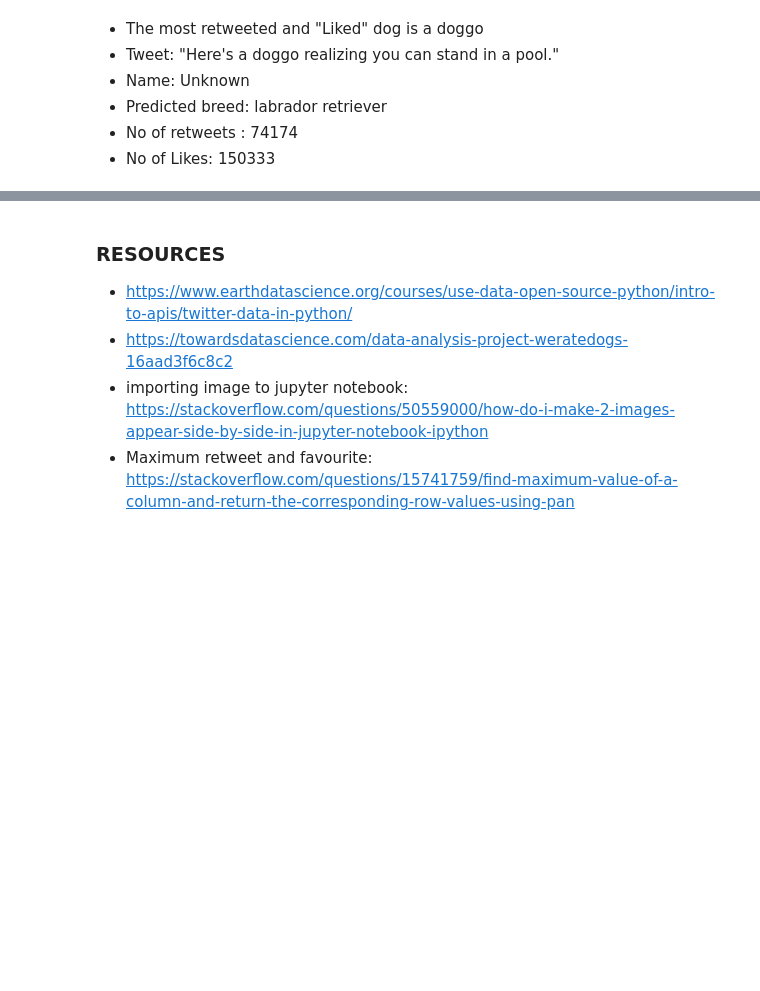
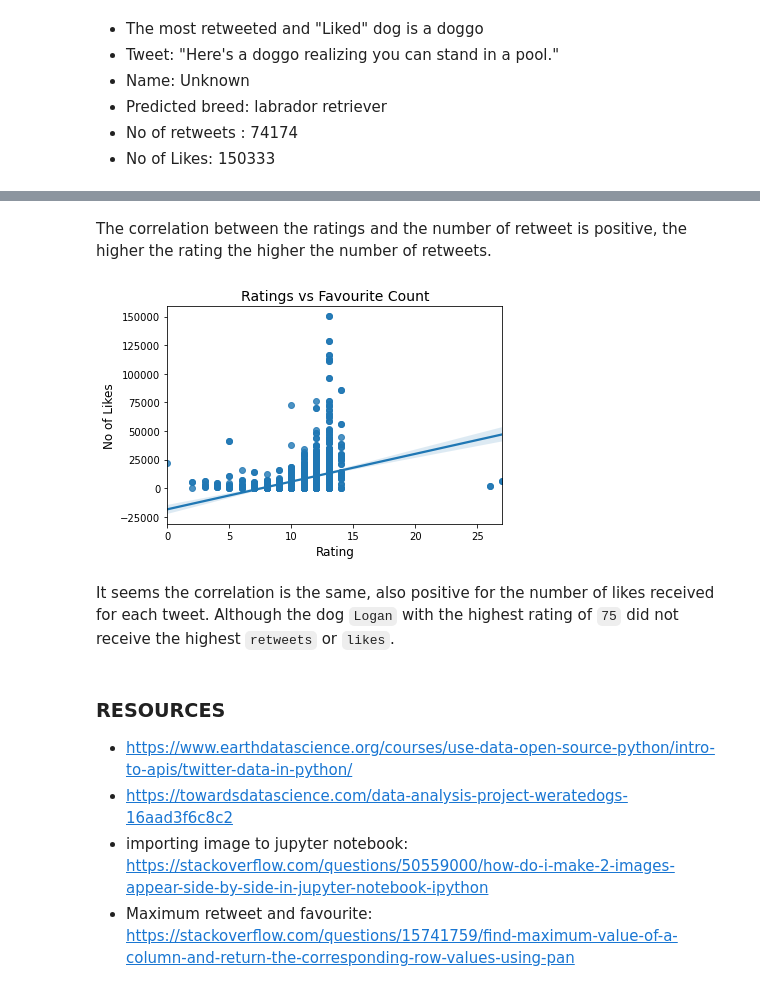
Before and after one commit to Ifyfrances/data_wrangle_analyze_project, a Jupyter notebook: wrangle_act.ipynb, the cells around one changed output, grey strips where cells are left out. Cells and saved outputs as stored; diff of their text form; code cells hidden in the pictures; blank space fills up the shorter version.

```diff
--- a/wrangle_act.ipynb
+++ b/wrangle_act.ipynb
@@ -1280,3 +1332,16 @@ Image(max_favourite['jpg_url'], width=150, height=10)
+# %% [markdown]
+The correlation between the ratings and the number of retweet is positive, the higher the rating the higher the number of retweets.
+# %%
+figsize=(10, 10)
+sns.regplot(data=tweet_plot,x='rating_numerator', y='favourite_count')
+plt.title('Ratings vs Favourite Count', size=14)
+plt.xlabel('Rating', size=12)
+plt.ylabel('No of Likes', size=12);
+plt.savefig('rating_favorite.png');
+# %% [output]
+[figure, added]
+# %% [markdown]
+It seems the correlation is the same, also positive for the number of likes received for each tweet. Although the dog `Logan` with the highest rating of `75` did not receive the highest `retweets` or `likes`.
 # %% [markdown]
 ### RESOURCES
 
```
Also changed, not shown: parts of 8 cells of this notebook, 2 other files.
